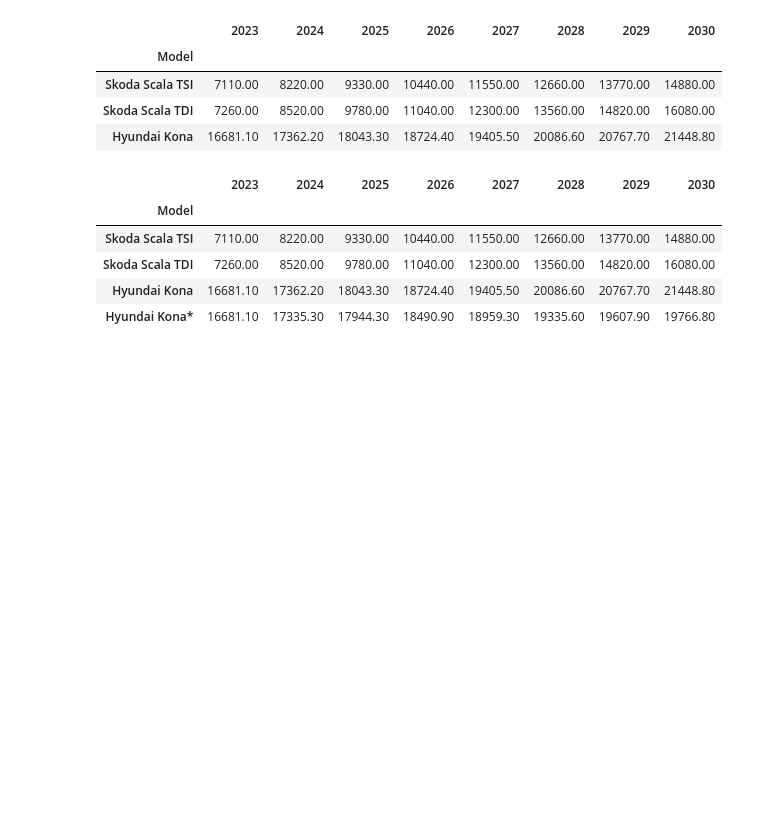
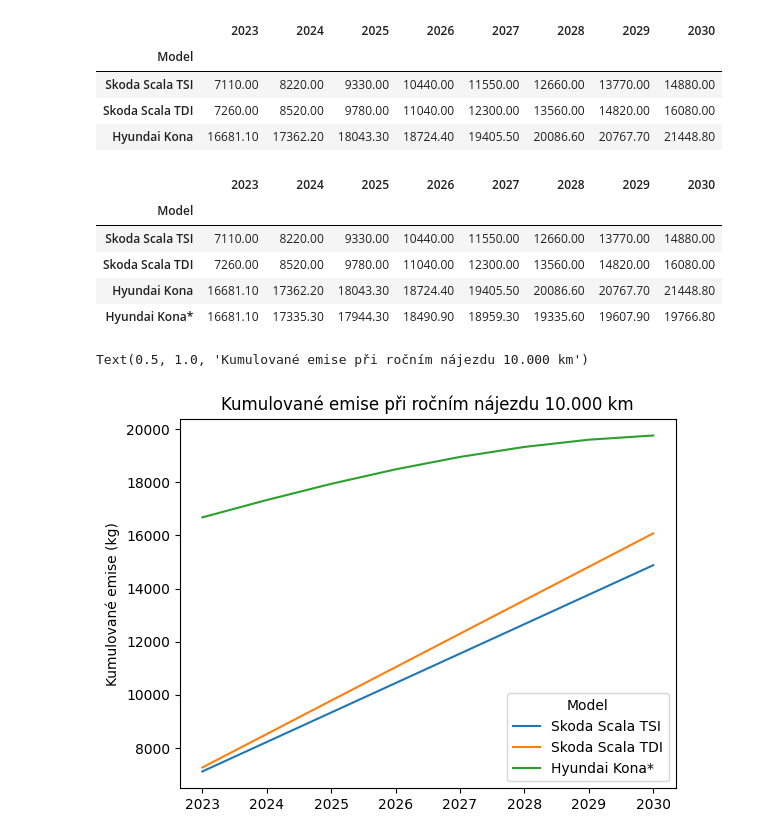
Before and after one commit to Czechitas-DA-Green-is-Good/Hackathon, a Jupyter notebook: WEM_cars_emissions.ipynb, the cells around one changed output. Saved outputs shown, nothing was run; the diff lists cells and outputs as text; code cells hidden in the pictures; blank space fills up the shorter version.

```diff
--- a/WEM_cars_emissions.ipynb
+++ b/WEM_cars_emissions.ipynb
@@ -115,7 +115,7 @@ for car in cars:
         emissions_per_km = df.loc[car]["Emise_CO2_g_km"]
         production_emissions = df.loc[car]["Vyrobni_emise_kg"]
         car_emissions_10000.loc[car][year] = round(
-            emissions_per_km * (year - 2022) * 10000 / 1000 + production_emissions, 2
+            emissions_per_km * (year - 2022) * 10000 / 1000 + production_emissions, 1
         )
 car_emissions_10000
 # %% [output]
@@ -147,3 +146,11 @@ car_emissions_10000
 | Skoda Scala TDI | 7260.00 | 8520.00 | 9780.00 | 11040.00 | 12300.00 | 13560.00 | 14820.00 | 16080.00 |
 | Hyundai Kona | 16681.10 | 17362.20 | 18043.30 | 18724.40 | 19405.50 | 20086.60 | 20767.70 | 21448.80 |
 | Hyundai Kona* | 16681.10 | 17335.30 | 17944.30 | 18490.90 | 18959.30 | 19335.60 | 19607.90 | 19766.80 |
+# %%
+car_emissions_10000.drop("Hyundai Kona").transpose().plot()
+
+plt.ylabel("Kumulované emise (kg)")
+plt.title("Kumulované emise při ročním nájezdu 10.000 km")
+# %% [output]
+Text(0.5, 1.0, 'Kumulované emise při ročním nájezdu 10.000 km')
+[figure, added]
```
Also changed, not shown: parts of 7 cells of this notebook.
